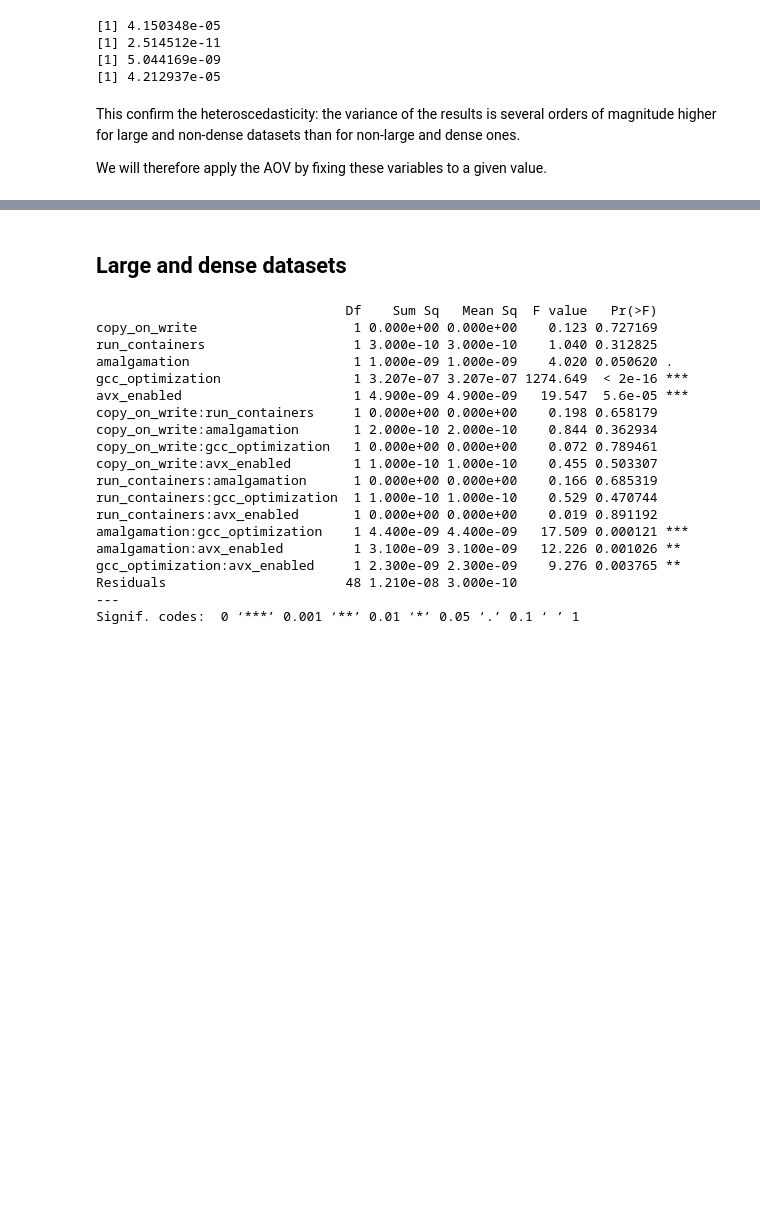
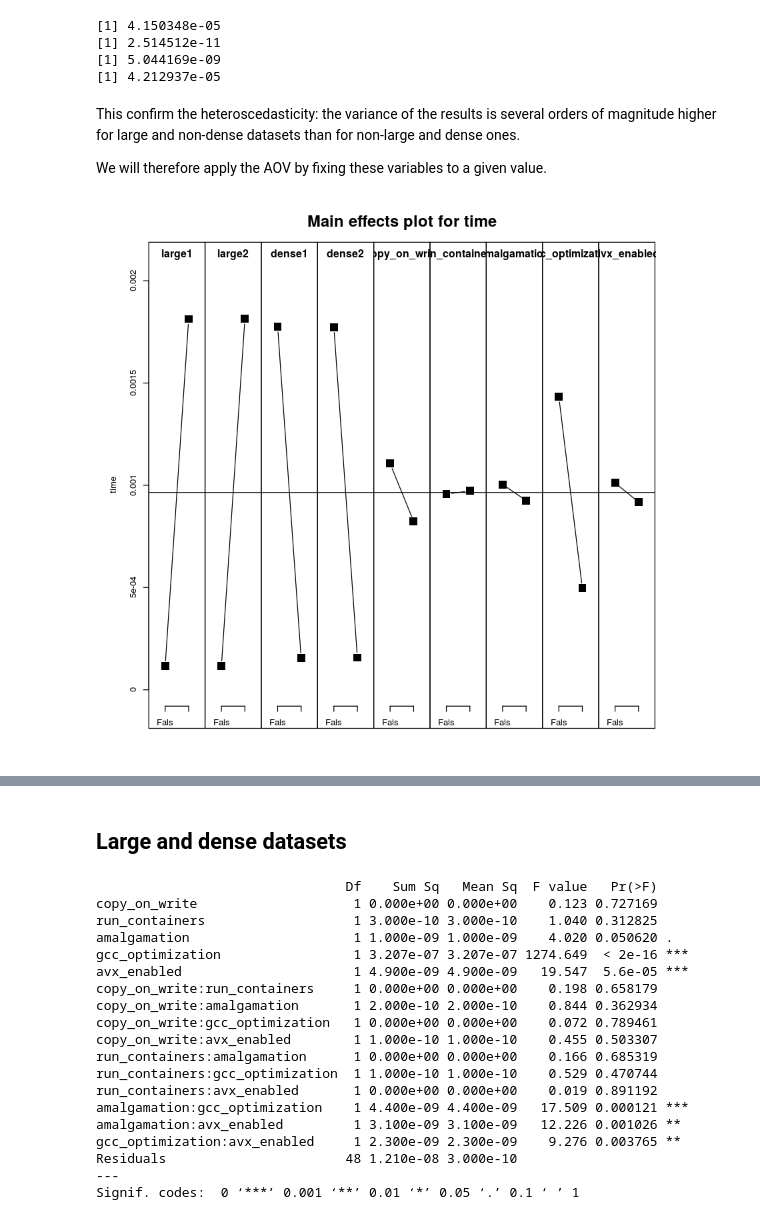
Before and after one commit to Ezibenroc/roaring_analysis, a Jupyter notebook: preliminary_analysis.ipynb, the cells around one changed output, grey strips where cells are left out. Drawn from its saved outputs; the diff is of its cells as text; code cells hidden in the pictures; blank space fills up the shorter version.

Commit message:
Add effect and interaction plots in the preliminary analysis.

```diff
--- a/preliminary_analysis.ipynb
+++ b/preliminary_analysis.ipynb
@@ -75,3 +76,7 @@ print(var(all_results[all_results["dense1"] == "False" & all_results["dense2"] =
 This confirm the heteroscedasticity: the variance of the results is several orders of magnitude higher for large and non-dense datasets than for non-large and dense ones.
 
 We will therefore apply the AOV by fixing these variables to a given value.
+# %%
+MEPlot(all_results_aov, abbrev=4, select=c(1, 2, 3, 4, 5, 6, 7, 8, 9), response="time")
+# %% [output]
+[figure, added]
```
Also changed, not shown: parts of 17 cells of this notebook.
